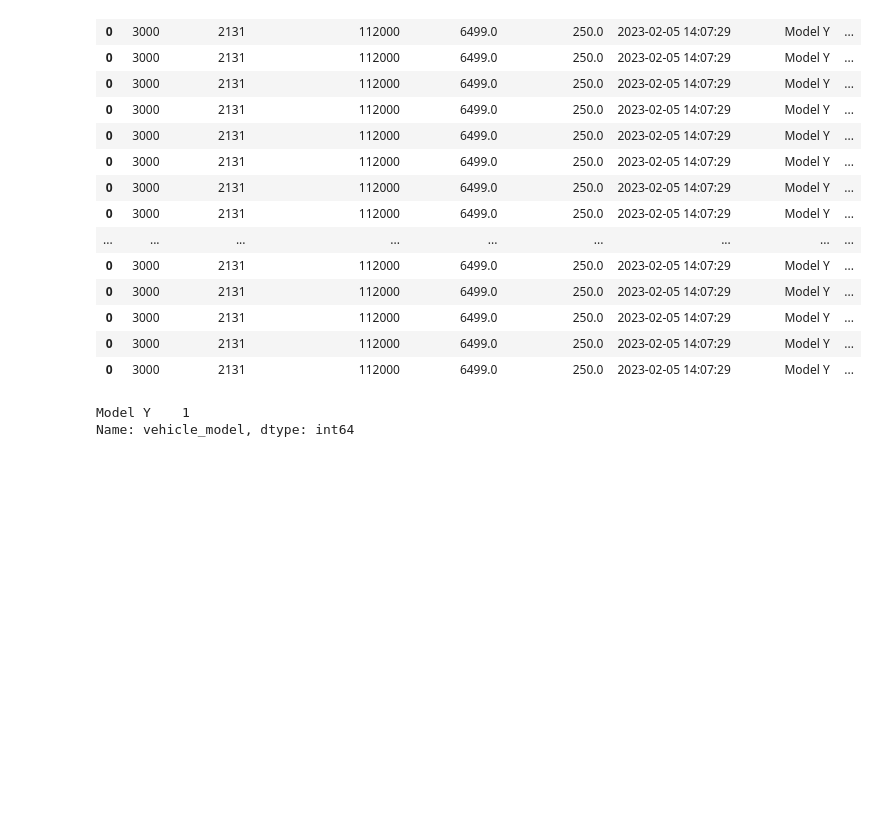
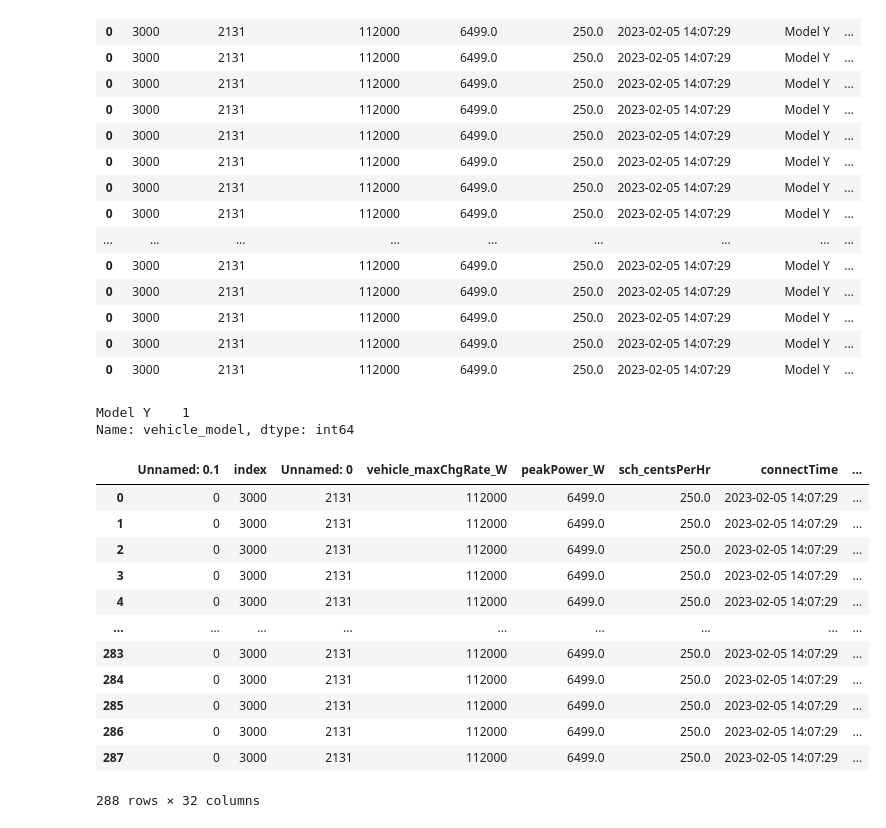
Before and after one commit to winston-edwin-chiong/slrpEV-data-dashboard, a Jupyter notebook: SessionLvlVIz.ipynb, the cells around one changed output. Saved outputs shown, nothing was run; the diff lists cells and outputs as text; code cells hidden in the pictures; blank space fills up the shorter version.

Commit message:
added session level data

```diff
--- a/SessionLvlVIz.ipynb
+++ b/SessionLvlVIz.ipynb
@@ -149,3 +149,19 @@ Model Y    1
 Name: vehicle_model, dtype: int64
 # %%
 px.pie(values = car_pie["vehicle_model"].value_counts(), names=car_pie["vehicle_model"].value_counts().index)
+# %%
+pd.read_csv("data/todays_sessions.csv")
+# %% [output]
+|  | Unnamed: 0.1 | index | Unnamed: 0 | vehicle_maxChgRate_W | peakPower_W | sch_centsPerHr | connectTime | ... |
+| 0 | 0 | 3000 | 2131 | 112000 | 6499.0 | 250.0 | 2023-02-05 14:07:29 | ... |
+| 1 | 0 | 3000 | 2131 | 112000 | 6499.0 | 250.0 | 2023-02-05 14:07:29 | ... |
+| 2 | 0 | 3000 | 2131 | 112000 | 6499.0 | 250.0 | 2023-02-05 14:07:29 | ... |
+| 3 | 0 | 3000 | 2131 | 112000 | 6499.0 | 250.0 | 2023-02-05 14:07:29 | ... |
+| 4 | 0 | 3000 | 2131 | 112000 | 6499.0 | 250.0 | 2023-02-05 14:07:29 | ... |
+| ... | ... | ... | ... | ... | ... | ... | ... | ... |
+| 283 | 0 | 3000 | 2131 | 112000 | 6499.0 | 250.0 | 2023-02-05 14:07:29 | ... |
+| 284 | 0 | 3000 | 2131 | 112000 | 6499.0 | 250.0 | 2023-02-05 14:07:29 | ... |
+| 285 | 0 | 3000 | 2131 | 112000 | 6499.0 | 250.0 | 2023-02-05 14:07:29 | ... |
+| 286 | 0 | 3000 | 2131 | 112000 | 6499.0 | 250.0 | 2023-02-05 14:07:29 | ... |
+| 287 | 0 | 3000 | 2131 | 112000 | 6499.0 | 250.0 | 2023-02-05 14:07:29 | ... |
+288 rows × 32 columns
```
Also changed, not shown: 12 other files.
